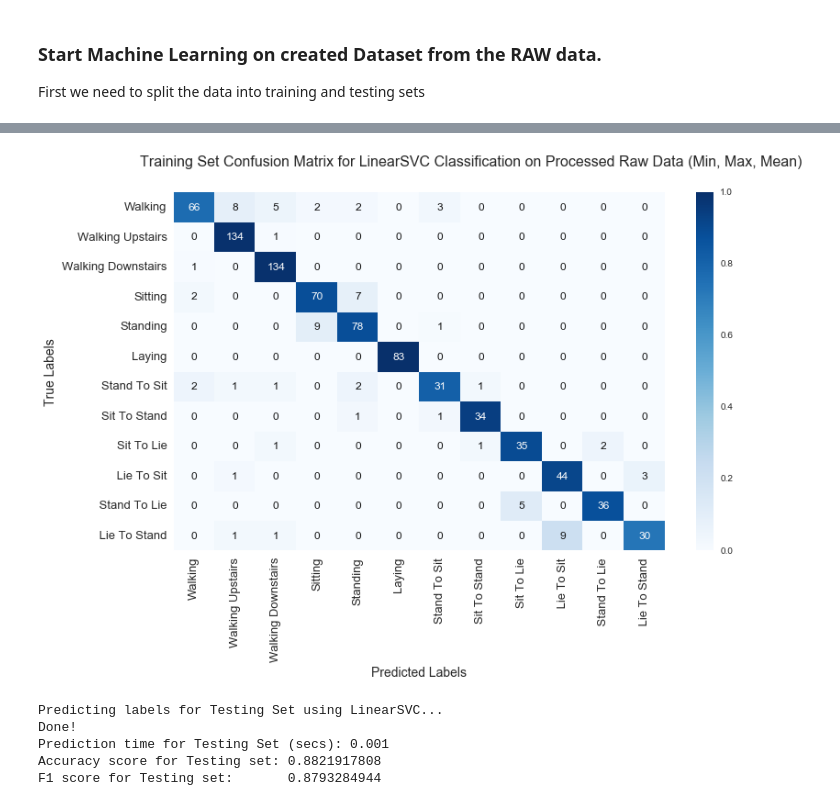
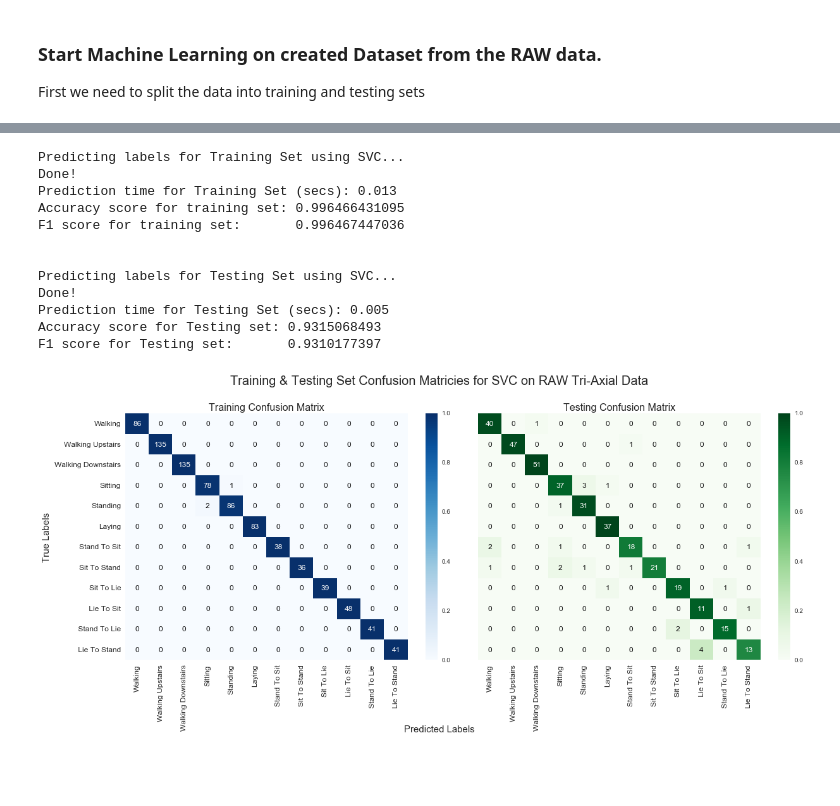
Before and after one commit to todddangerfarr/mlnd-p5-capstone-wearables-activity-tracking, a Jupyter notebook: human-activities-and-postural-transitions.ipynb, the cells around one changed output, grey strips where cells are left out. Cells and saved outputs as stored; diff of their text form; code cells hidden in the pictures; blank space fills up the shorter version.

```diff
--- a/human-activities-and-postural-transitions.ipynb
+++ b/human-activities-and-postural-transitions.ipynb
@@ -1189,0 +1590,18 @@ F1 score for training set:       0.9113538427
+# %%
+# Need to retune SVC algorithm
+# C and gamma parameter rangers
+C_range = np.logspace(-2, 3, 6)
+gamma_range = np.logspace(-2, 3, 6)
+
+parameter_grid = {'gamma': gamma_range, 'C': C_range}
+scorer = make_scorer(accuracy_score)
+svc_raw = SVC()
+clf_gs_raw = GridSearchCV(svc_raw, parameter_grid, scoring=scorer)
+
+clf_gs_raw.fit(X_train, y_train)
+clf_svc_raw_tuned = clf_gs_raw.best_estimator_
+
+# Fit the tuned model to training data
+clf_svc_tuned_raw_train_time = train_classifier(clf_svc_raw_tuned, X_train, y_train)
+print clf_gs_raw.best_params_
+print clf_svc_raw_tuned
@@ -1190,17 +1617,37 @@ F1 score for training set:       0.9113538427
+# %%
+# Training metrics SVC entire dataset
+train_output_svc_raw_tuned = predict_labels(clf_svc_raw_tuned, X_train, y_train)
+print ("Accuracy score for training set: {}".format(train_output_svc_raw_tuned[0]))
+print ("F1 score for training set:       {}".format(train_output_svc_raw_tuned[1]))
+
+# whitespace
+print ''
+print ''
+
+# Testing metrics SVC
+test_output_svc_raw_tuned = predict_labels(clf_svc_raw_tuned, X_test, y_test, False)
+print ("Accuracy score for Testing set: {:.10f}".format(test_output_svc_raw_tuned[0]))
+print ("F1 score for Testing set:       {:.10f}".format(test_output_svc_raw_tuned[1]))
+# %% [output]
+Predicting labels for Training Set using SVC...
+Done!
+Prediction time for Training Set (secs): 0.013
+Accuracy score for training set: 0.996466431095
+F1 score for training set:       0.996467447036
+
+
+Predicting labels for Testing Set using SVC...
+Done!
+Prediction time for Testing Set (secs): 0.005
+Accuracy score for Testing set: 0.9315068493
+F1 score for Testing set:       0.9310177397
 # %%
-# Training set Confusion Matrix for RAW training set
-title = 'Training Set Confusion Matrix for LinearSVC Classification on Processed Raw Data (Min, Max, Mean)'
-questionable_annot_colors = [str(train_confusion_matrix[x, x]) for x in range(12)]
-plot_confusion_matrix(train_confusion_matrix, title, 'Blues', questionable_annot_colors)
+# Plotting Tuned SVC Training & Testing CMs
+title = 'Training & Testing Set Confusion Matricies for SVC on RAW Tri-Axial Data'
+questionable_annot_colors = ([str(train_output_svc_raw_tuned[2][x, x]) for x in range(12)] +
+                             [str(test_output_svc_raw_tuned[2][x, x]) for x in range(12)])
+plot_confusion_matricies(train_output_svc_raw_tuned[2],
+                         test_output_svc_raw_tuned[2],
+                         title, questionable_annot_colors)
 # %% [output]
-[figure, old version]
+[figure, new version]
-# %%
-test_accuracy_score, test_f1_score, test_confusion_matrix = predict_labels(clf, X_test, y_test, False)
-print ("Accuracy score for Testing set: {:.10f}".format(test_accuracy_score))
-print ("F1 score for Testing set:       {:.10f}".format(test_f1_score))
-# %% [output]
-Predicting labels for Testing Set using LinearSVC...
-Done!
-Prediction time for Testing Set (secs): 0.001
-Accuracy score for Testing set: 0.8821917808
-F1 score for Testing set:       0.8793284944
```
Also changed, not shown: parts of 87 cells of this notebook, 23 other files.
